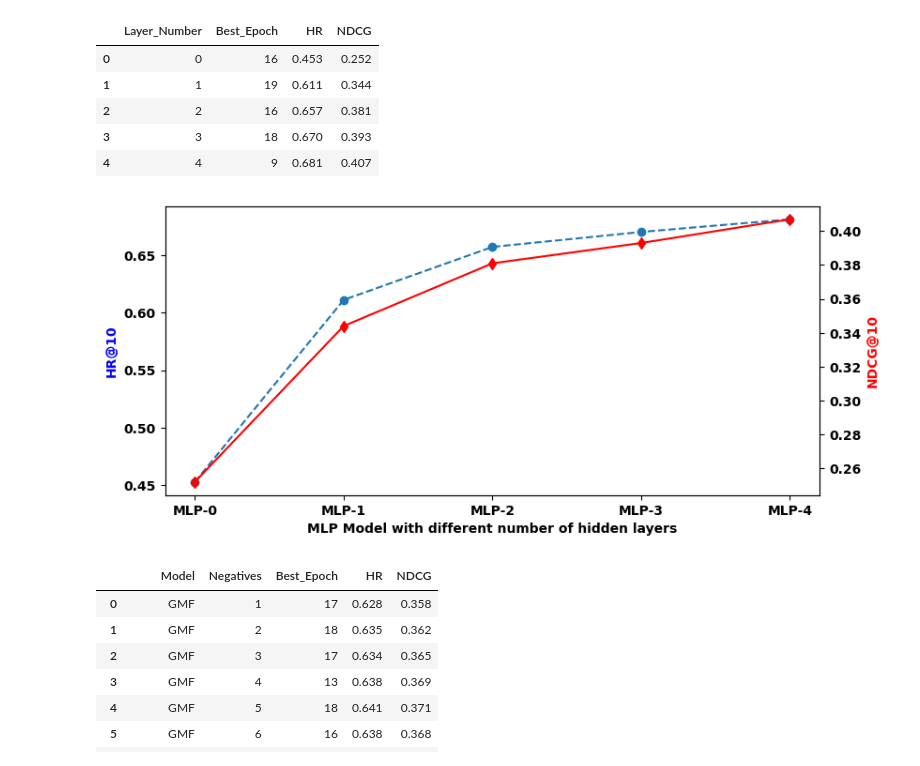
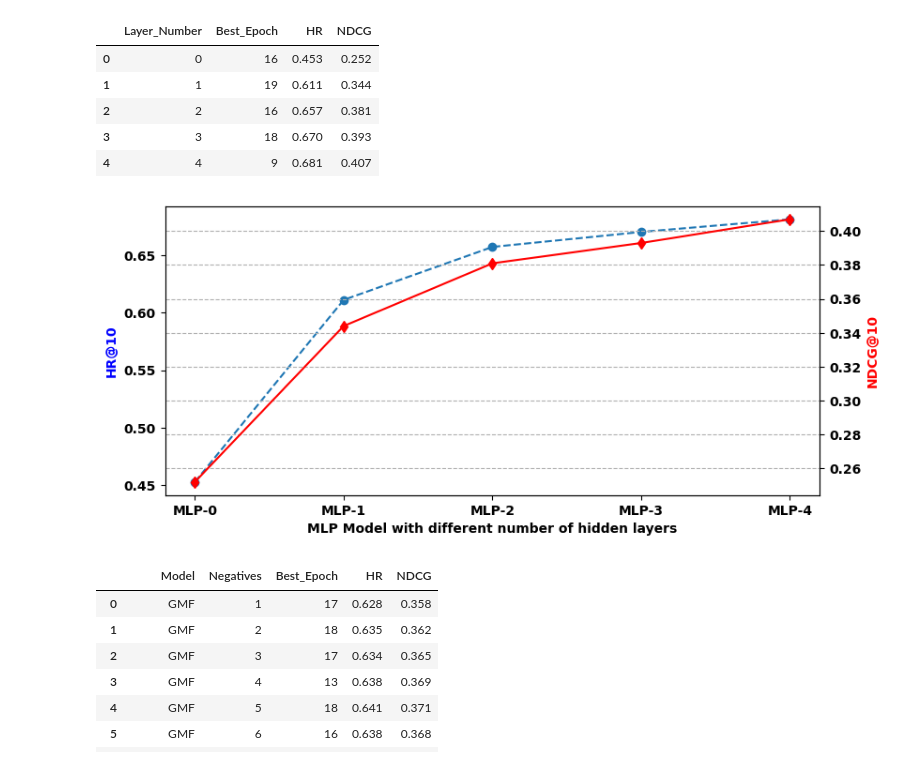
Before and after one commit to Harold-QIU/STA326_Assignment3, a Jupyter notebook: notebook/plot.ipynb, the cells around one changed output. Drawn from its saved outputs; the diff is of its cells as text; code cells hidden in the pictures.

Commit message:
Update the plot with grid

```diff
--- a/notebook/plot.ipynb
+++ b/notebook/plot.ipynb
@@ -29,20 +29,21 @@ task2_df # graph
 # %%
 fig, ax = plt.subplots(1, figsize=(9, 4))
 
 x_ticks = ['MLP-0', 'MLP-1', 'MLP-2', 'MLP-3', 'MLP-4']
 
 # Plot the HR@10 and NDCG@10 twin y axis
 ax.plot(x_ticks, task2_df['HR'], marker='o', linestyle='--')
 ax.set_xlabel('MLP Model with different number of hidden layers', weight='bold')
 ax.set_ylabel('HR@10', color='b', weight='bold')
 ax2 = ax.twinx()
 ax2.plot(x_ticks, task2_df['NDCG'], color='r', marker='d')
 ax2.set_ylabel('NDCG@10', color='r', weight='bold')
 
+plt.grid(True, axis='y', linestyle='--')
 plt.savefig('layer.svg', bbox_inches='tight')
 plt.show()
 # %% [output]
-[figure, old version]
+[figure, new version]
 # %%
 task3_df
 # %% [output]
```
Also changed, not shown: parts of 2 cells of this notebook, 3 other files.
